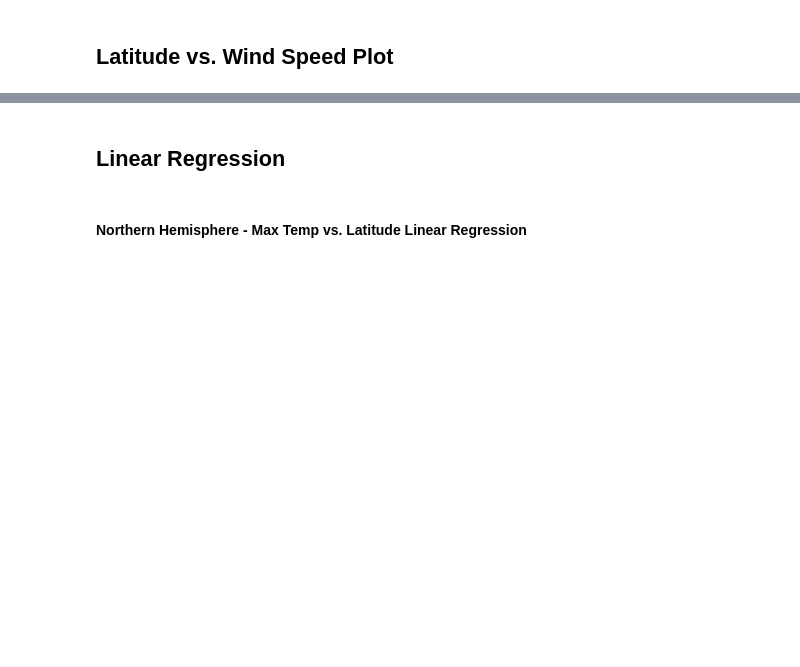
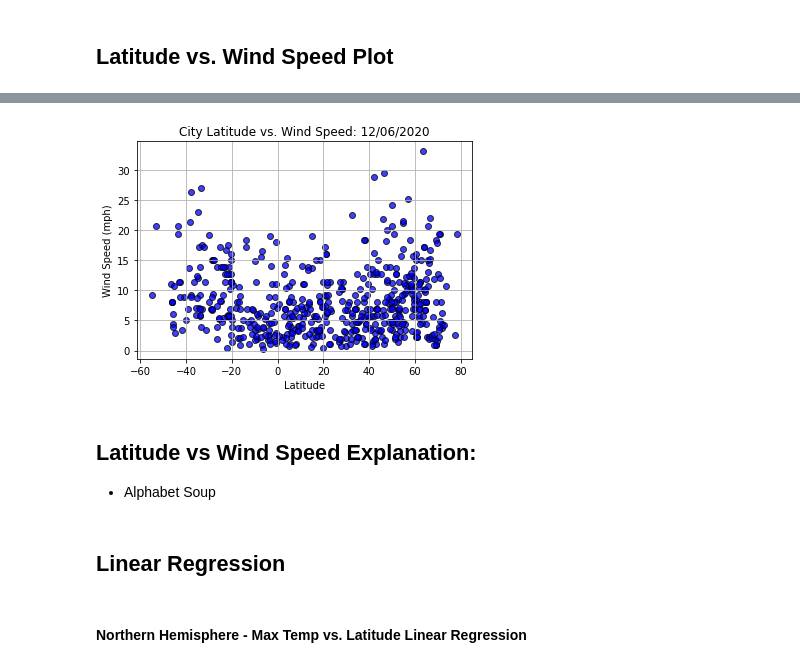
Before and after one commit to jforbis/python-api-challenge, a Jupyter notebook: WeatherPy.ipynb, the cells around one changed output, grey strips where cells are left out. Cells and saved outputs as stored; diff of their text form; code cells hidden in the pictures; blank space fills up the shorter version.

```diff
--- a/WeatherPy.ipynb
+++ b/WeatherPy.ipynb
@@ -242,3 +251,18 @@ plt.savefig("weatherPy/output_data/fig2.png")
+# %%
+# Scatter plot for looking at latitude vs. cloudiness
+plt.scatter(clean_city_data["Lat"], clean_city_data["Wind Speed"], marker="o", facecolors="blue", edgecolors="black", alpha=0.75)
+
+# Incorporate the other graph properties
+plt.title(f"City Latitude vs. Wind Speed: {time.strftime('%m/%d/%Y')}")
+plt.ylabel("Wind Speed (mph)")
+plt.xlabel("Latitude")
+plt.grid(True)
+plt.savefig("weatherPy/output_data/fig4.png")
+# %% [output]
+[figure, added]
+# %% [markdown]
+## Latitude vs Wind Speed Explanation:
+* Alphabet Soup
 # %% [markdown]
 ## Linear Regression
 # %% [markdown]
```
Also changed, not shown: parts of 6 cells of this notebook, 4 other files.
